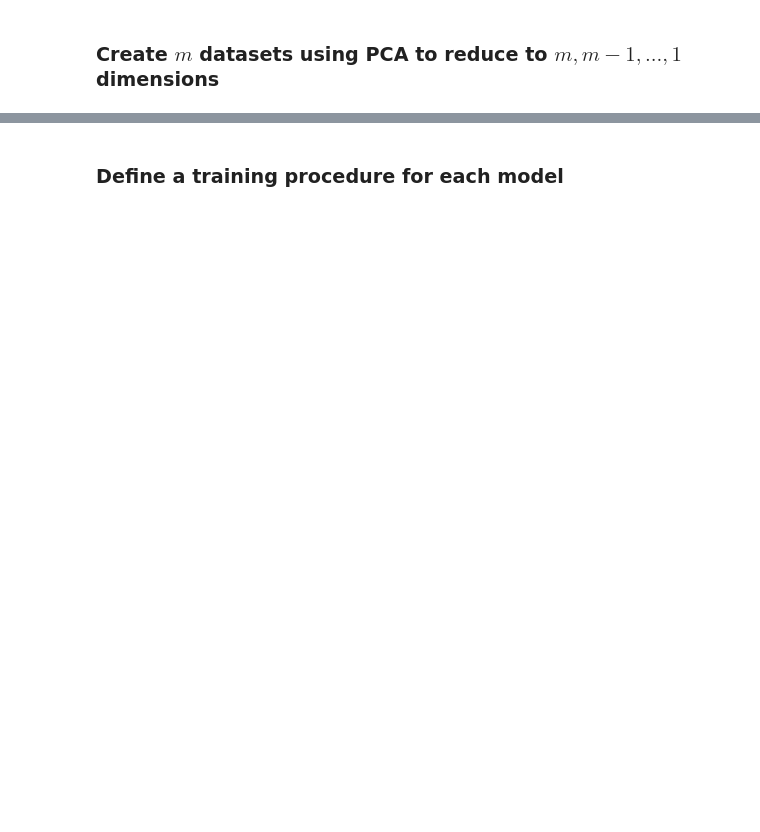
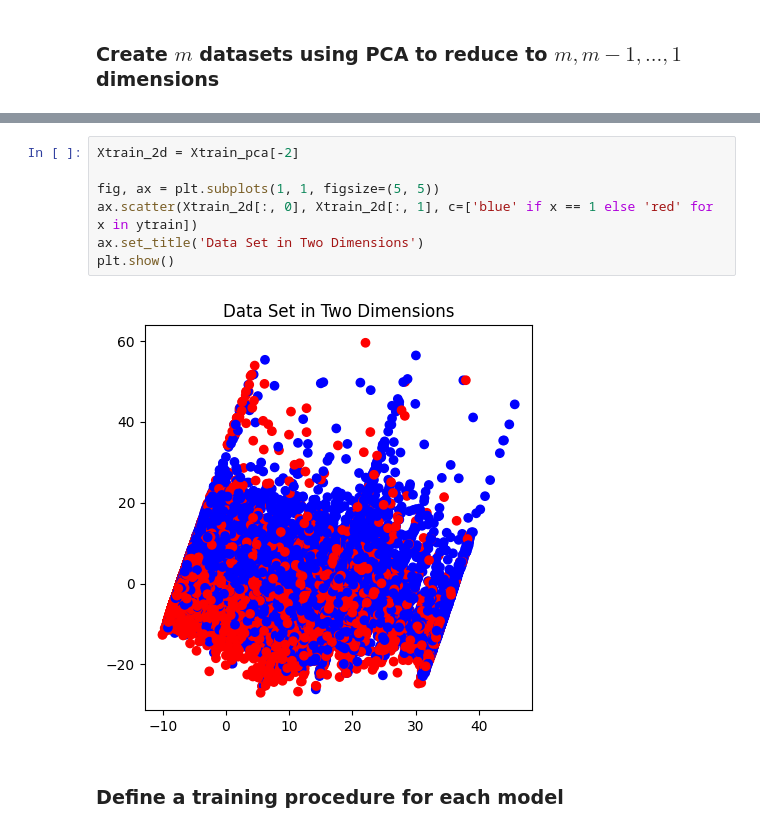
Before and after one commit to alexanderecooper-uofa/CSC580_FinalProject, a Jupyter notebook: final_project.ipynb, the cells around one changed output, grey strips where cells are left out. Saved outputs shown, nothing was run; the diff lists cells and outputs as text; blank space fills up the shorter version.

```diff
--- a/final_project.ipynb
+++ b/final_project.ipynb
@@ -67,3 +147,12 @@ for n in dimensions:
+# %%
+Xtrain_2d = Xtrain_pca[-2]
+
+fig, ax = plt.subplots(1, 1, figsize=(5, 5))
+ax.scatter(Xtrain_2d[:, 0], Xtrain_2d[:, 1], c=['blue' if x == 1 else 'red' for x in ytrain])
+ax.set_title('Data Set in Two Dimensions')
+plt.show()
+# %% [output]
+[figure, added]
 # %% [markdown]
 ### Define a training procedure for each model
 # %%
```
Also changed, not shown: parts of 13 cells of this notebook, 3 other files.
